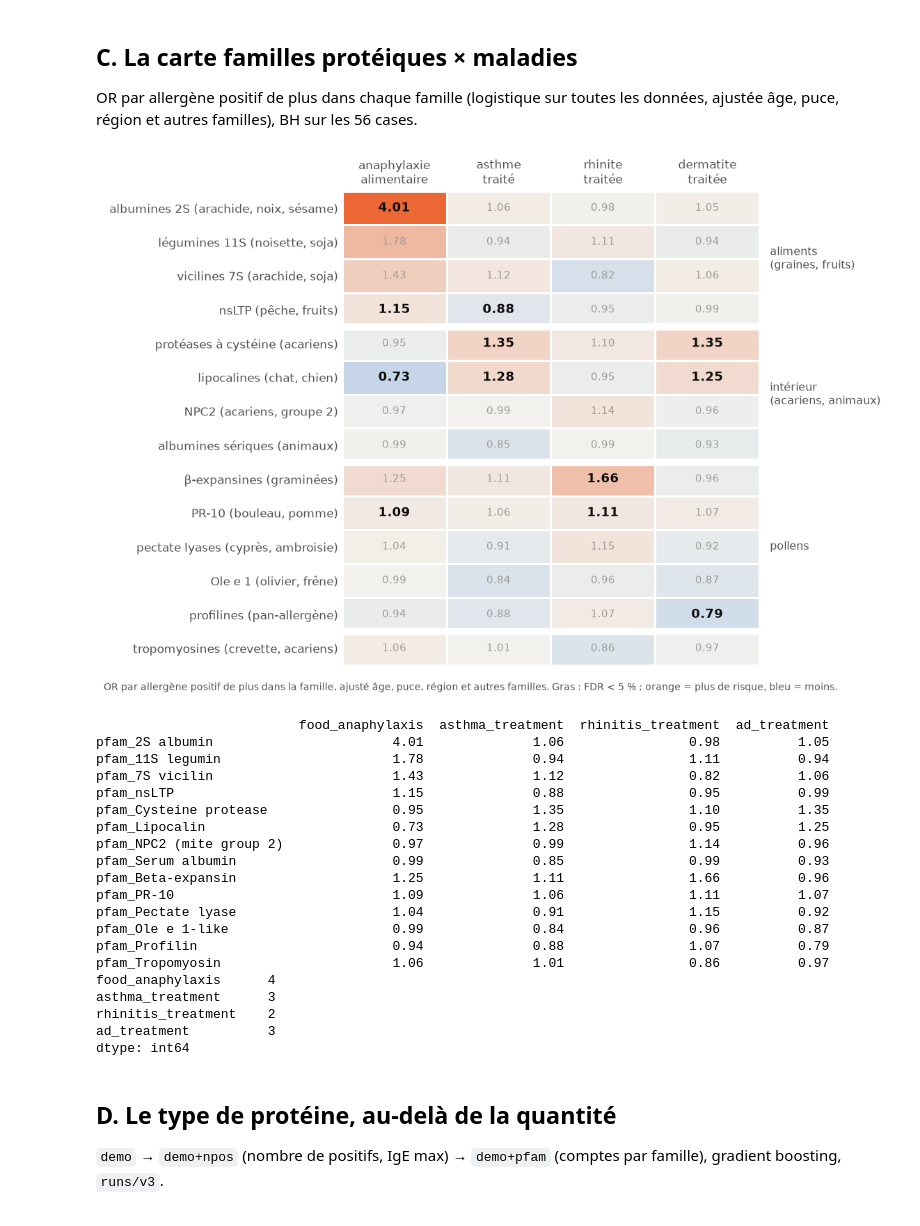
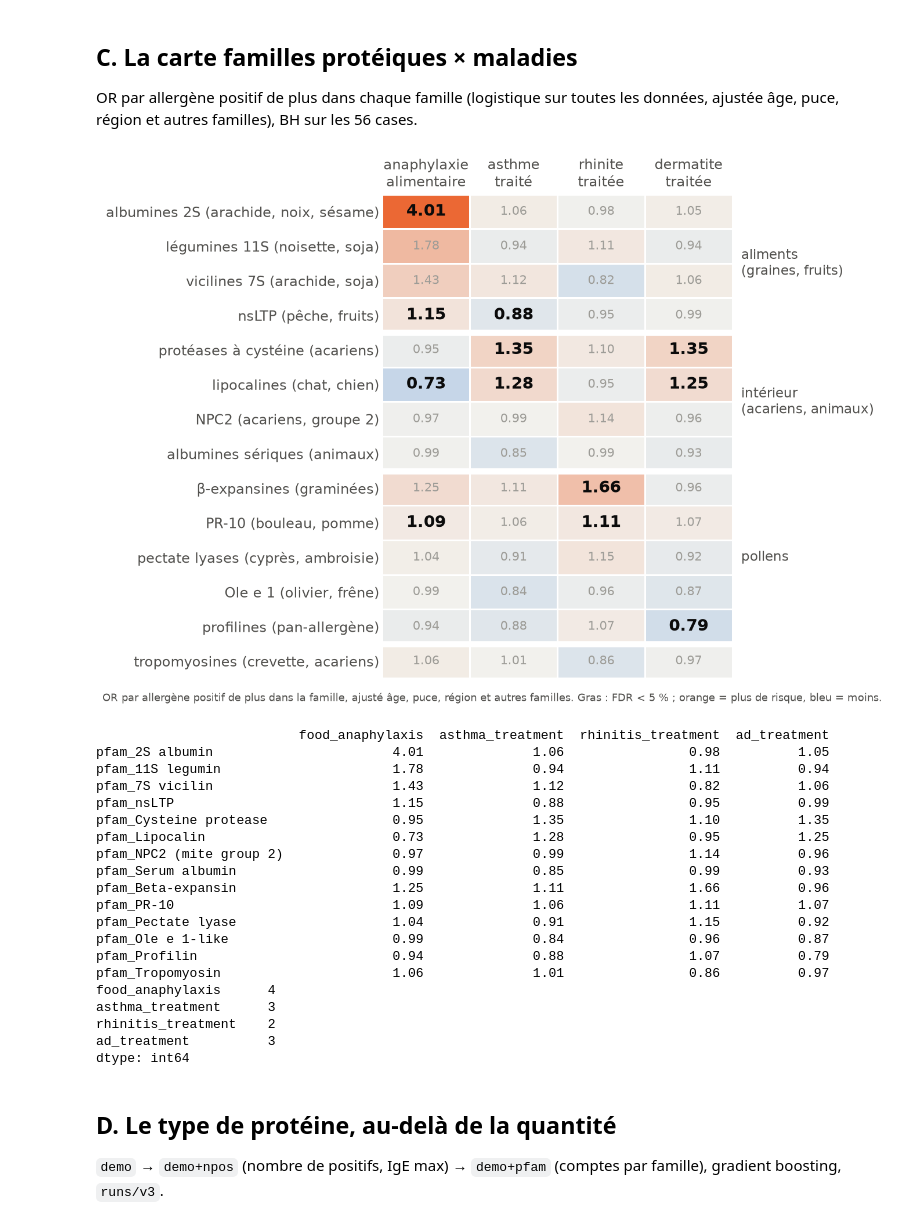
Before and after one commit to lucastabary/Allergen-Chip-Challenge, a Jupyter notebook: notebooks/06_lt_story_figures.ipynb, the cells around one changed output. Drawn from its saved outputs; the diff is of its cells as text; code cells hidden in the pictures.

```diff
--- a/notebooks/06_lt_story_figures.ipynb
+++ b/notebooks/06_lt_story_figures.ipynb
@@ -169,40 +169,40 @@ L = lor.loc[rows]
 Q = q.loc[rows]
 cmap = LinearSegmentedColormap.from_list("div", [BLUE, "#f3f2ee", ORANGE])
 lim = 1.4  # log OR (OR 0.25 .. 4)
-fig, ax = plt.subplots(figsize=(10.5, 7.2))
+fig, ax = plt.subplots(figsize=(12.5, 8.8))
 ax.imshow(L.to_numpy(), cmap=cmap, norm=TwoSlopeNorm(0, -lim, lim), aspect="auto")
 for i in range(L.shape[0]):
     for j in range(L.shape[1]):
         orv = np.exp(L.iat[i, j])
         sig = Q.iat[i, j] < 0.05
-        ax.text(j, i, f"{orv:.2f}", ha="center", va="center", fontsize=12 if sig else 10,
+        ax.text(j, i, f"{orv:.2f}", ha="center", va="center", fontsize=18 if sig else 14,
                 fontweight="bold" if sig else "normal", color=INK if sig else "#9d9c97")
-ax.set_xticks(range(L.shape[1]), list(MAP_TARGETS.values()), fontsize=11)
-ax.set_yticks(range(L.shape[0]), [FAMILY_LABELS[r] for r in rows], fontsize=11)
+ax.set_xticks(range(L.shape[1]), list(MAP_TARGETS.values()), fontsize=16)
+ax.set_yticks(range(L.shape[0]), [FAMILY_LABELS[r] for r in rows], fontsize=16)
 ax.xaxis.tick_top()
 ax.grid(False)
 for s in ax.spines.values():
     s.set_visible(False)
 ax.set_xticks(np.arange(-0.5, L.shape[1]), minor=True)
 ax.set_yticks(np.arange(-0.5, L.shape[0]), minor=True)
 ax.grid(which="minor", color="white", lw=2)
 ax.tick_params(which="both", length=0)
 edge = -0.5
 for g, name in zip(GROUPS, GROUP_NAMES):
     if edge > -0.5:
         ax.axhline(edge, color="white", lw=7)
     if name:
-        ax.text(L.shape[1] - 0.4, edge + len(g) / 2, name, va="center", ha="left", fontsize=10.5, color=MUTED)
+        ax.text(L.shape[1] - 0.4, edge + len(g) / 2, name, va="center", ha="left", fontsize=15, color=MUTED)
     edge += len(g)
 fig.text(0.01, 0.01, "OR par allergène positif de plus dans la famille, ajusté âge, puce, région et autres familles. "
-         "Gras : FDR < 5 % ; orange = plus de risque, bleu = moins.", fontsize=9, color=MUTED)
+         "Gras : FDR < 5 % ; orange = plus de risque, bleu = moins.", fontsize=12, color=MUTED)
 fig.tight_layout(rect=(0, 0.03, 1, 1))
 fig.savefig(FIG / "06_family_map.png", dpi=200, bbox_inches="tight")
 plt.show()
 print(np.exp(L).round(2).to_string())
 print((Q < 0.05).sum())
 # %% [output]
-[figure, old version]
+[figure, new version]
                           food_anaphylaxis  asthma_treatment  rhinitis_treatment  ad_treatment
 pfam_2S albumin                       4.01              1.06                0.98          1.05
 pfam_11S legumin                      1.78              0.94                1.11          0.94
```
Also changed, not shown: parts of 5 cells of this notebook, 4 other files.
